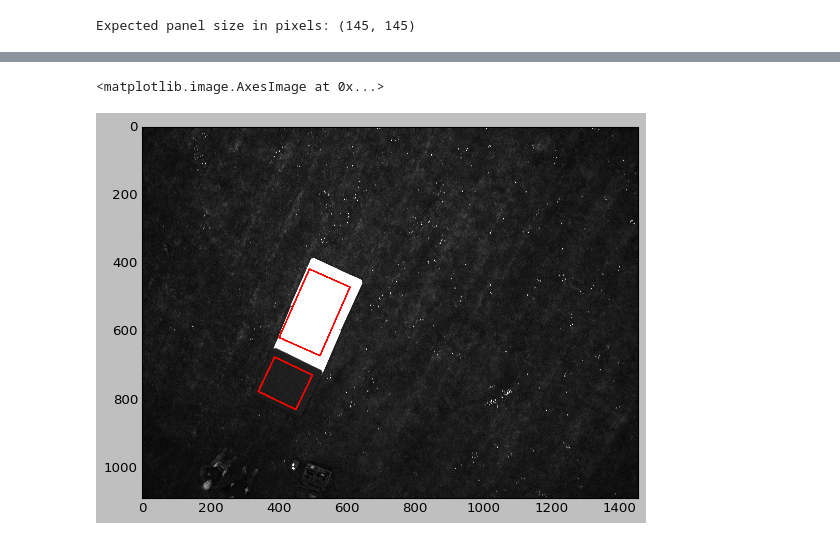
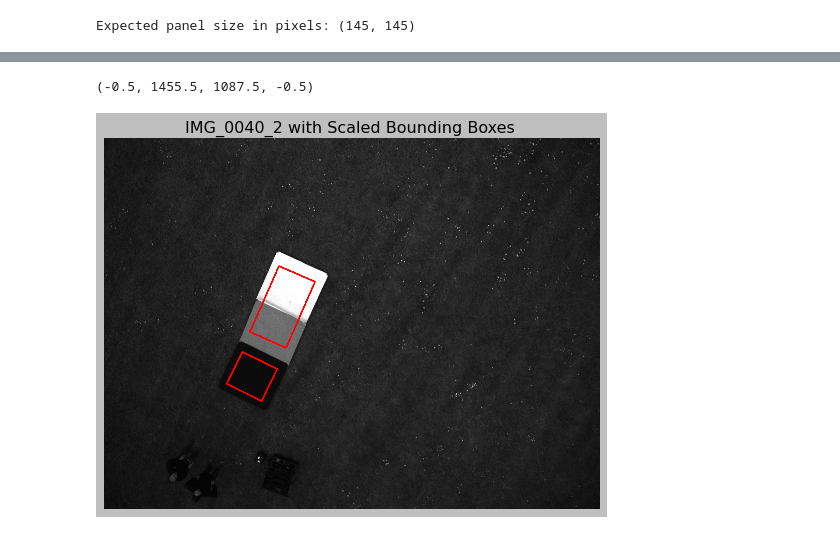
Before and after one commit to reflectdetect/reflectdetect, a Jupyter notebook: src/detector/naive/Pipeline_detector.ipynb, the cells around one changed output, grey strips where cells are left out. Saved outputs shown, nothing was run; the diff lists cells and outputs as text; code cells hidden in the pictures.

```diff
--- a/src/detector/naive/Pipeline_detector.ipynb
+++ b/src/detector/naive/Pipeline_detector.ipynb
@@ -231,7 +231,7 @@ print("Expected panel size in pixels:", panel_size_pixels)
 # %% [output]
 Expected panel size in pixels: (145, 145)
 # %%
-image_no = 1
+image_no = 2
 
 # Load images and preserve 16-bit format
 images16bit = [cv2.imread("../../../" + image_path, cv2.IMREAD_UNCHANGED) for image_path in image_paths]
@@ -358,5 +355,9 @@ plt.imshow(binary_mask, cmap='gray')
 # %%
+# This Block can be deleted later in not required anymore
+
 plt.imshow(image_with_bboxes, cmap='gray')
+plt.title(f'IMG_0040_{image_no} with Scaled Bounding Boxes ')
+plt.axis('off')
 # %% [output]
-<matplotlib.image.AxesImage at 0x...>
+(-0.5, 1455.5, 1087.5, -0.5)
-[figure, old version]
+[figure, new version]
```
Also changed, not shown: parts of 9 cells of this notebook.
